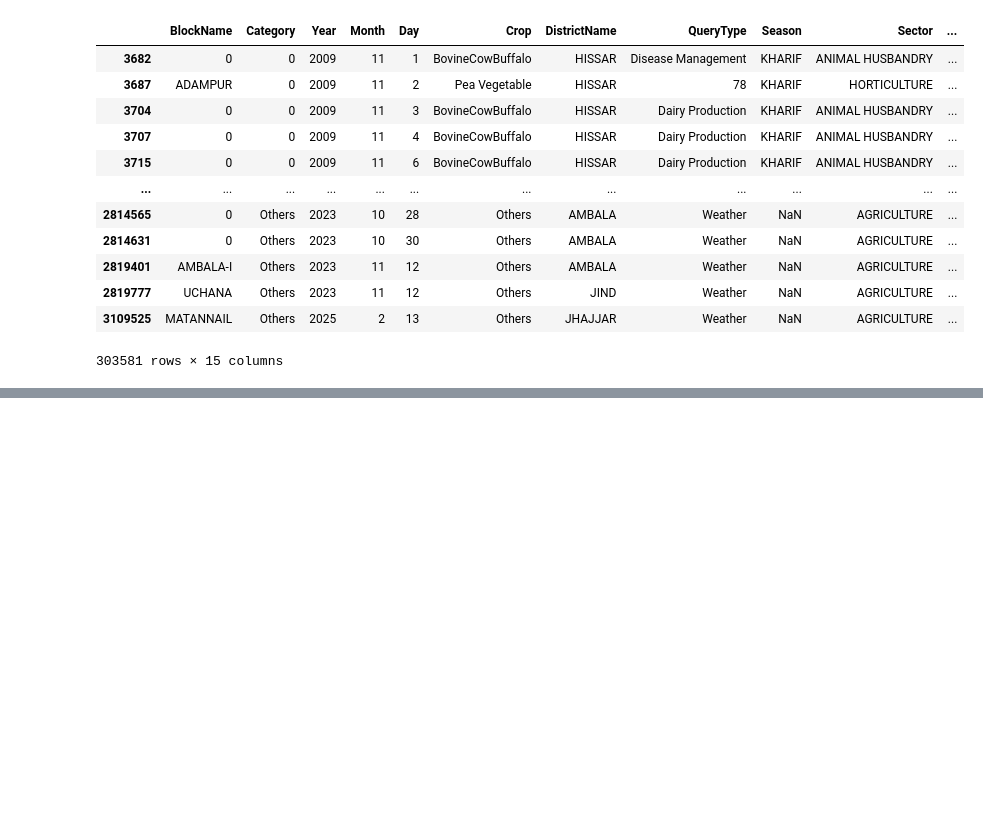
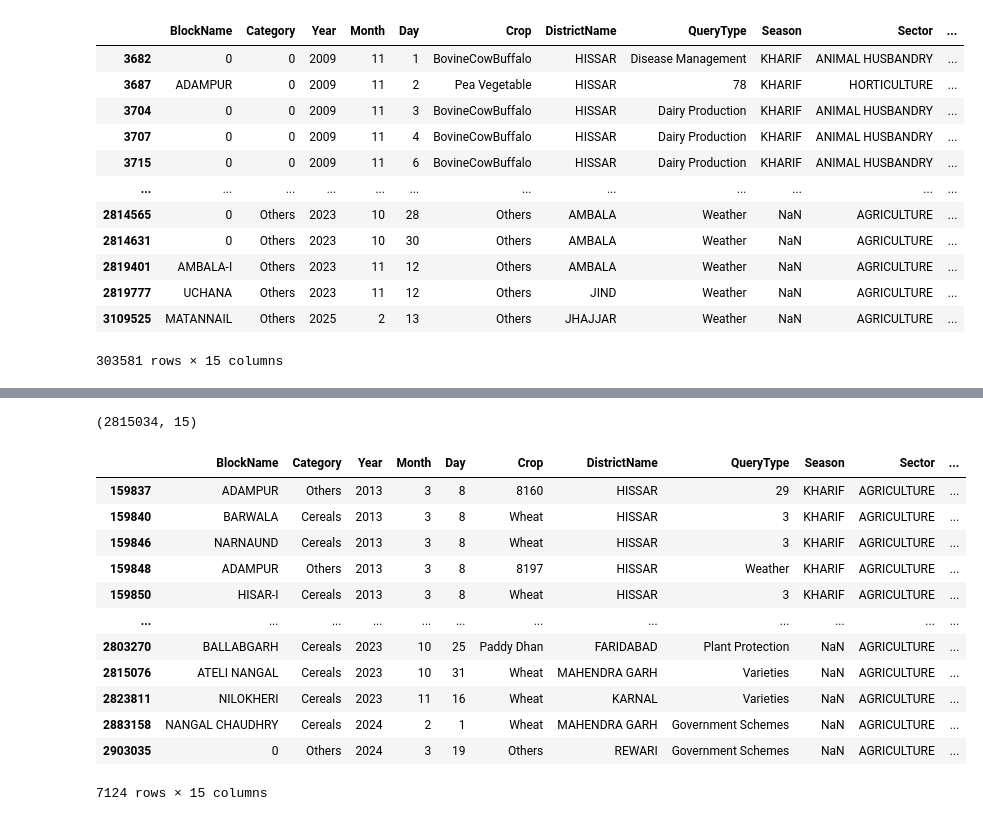
Before and after one commit to vicharanashala/agrichat-annam, a Jupyter notebook: RAG pipeline v3/data_preprocessing.ipynb, the cells around one changed output, grey strips where cells are left out. Saved outputs shown, nothing was run; the diff lists cells and outputs as text; code cells hidden in the pictures; blank space fills up the shorter version.

Commit message:
Updating Data Preprocessing files

```diff
--- a/RAG pipeline v3/data_preprocessing.ipynb
+++ b/RAG pipeline v3/data_preprocessing.ipynb
@@ -189,0 +185,30 @@ data.shape
+# %%
+less_than_2_words = data[data['QueryText'].str.split().str.len() <= 2]
+data = data[~data['QueryText'].isin(less_than_2_words['QueryText'])]
+data.shape
+# %% [output]
+(2815034, 15)
+# %%
+def is_numeric_or_punctuation(series: pd.Series) -> pd.Series:
+    """
+    Returns a boolean Series where True indicates the value
+    contains only digits or punctuation (no alphabetic characters).
+    """
+    return series.astype(str).str.match(r'^[\d\W]+$')
+# %%
+punctuation_query_rows = is_numeric_or_punctuation(data['QueryText'])
+data[punctuation_query_rows]
+# %% [output]
+|  | BlockName | Category | Year | Month | Day | Crop | DistrictName | QueryType | Season | Sector | ... |
+| 159837 | ADAMPUR | Others | 2013 | 3 | 8 | 8160 | HISSAR | 29 | KHARIF | AGRICULTURE | ... |
+| 159840 | BARWALA | Cereals | 2013 | 3 | 8 | Wheat | HISSAR | 3 | KHARIF | AGRICULTURE | ... |
+| 159846 | NARNAUND | Cereals | 2013 | 3 | 8 | Wheat | HISSAR | 3 | KHARIF | AGRICULTURE | ... |
+| 159848 | ADAMPUR | Others | 2013 | 3 | 8 | 8197 | HISSAR | Weather | KHARIF | AGRICULTURE | ... |
+| 159850 | HISAR-I | Cereals | 2013 | 3 | 8 | Wheat | HISSAR | 3 | KHARIF | AGRICULTURE | ... |
+| ... | ... | ... | ... | ... | ... | ... | ... | ... | ... | ... | ... |
+| 2803270 | BALLABGARH | Cereals | 2023 | 10 | 25 | Paddy Dhan | FARIDABAD | Plant Protection | NaN | AGRICULTURE | ... |
+| 2815076 | ATELI NANGAL | Cereals | 2023 | 10 | 31 | Wheat | MAHENDRA GARH | Varieties | NaN | AGRICULTURE | ... |
+| 2823811 | NILOKHERI | Cereals | 2023 | 11 | 16 | Wheat | KARNAL | Varieties | NaN | AGRICULTURE | ... |
+| 2883158 | NANGAL CHAUDHRY | Cereals | 2024 | 2 | 1 | Wheat | MAHENDRA GARH | Government Schemes | NaN | AGRICULTURE | ... |
+| 2903035 | 0 | Others | 2024 | 3 | 19 | Others | REWARI | Government Schemes | NaN | AGRICULTURE | ... |
+7124 rows × 15 columns
```
Also changed, not shown: parts of 18 cells of this notebook, 9 other files.
